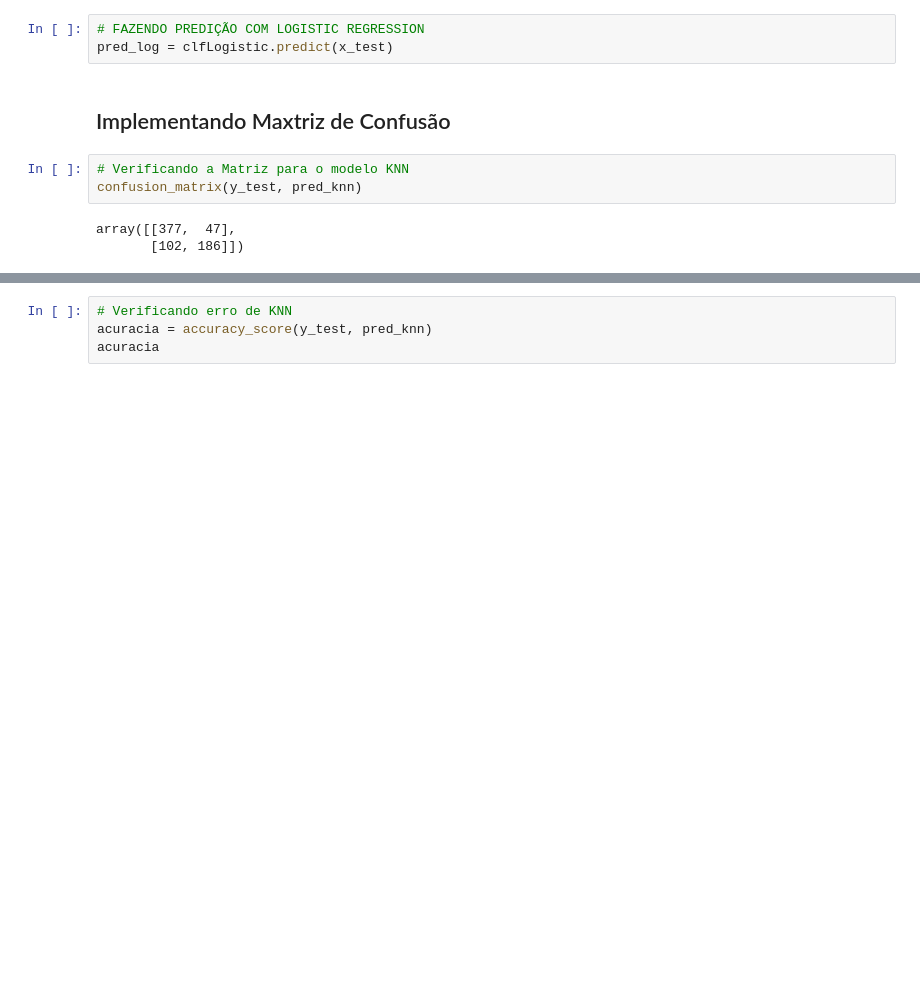
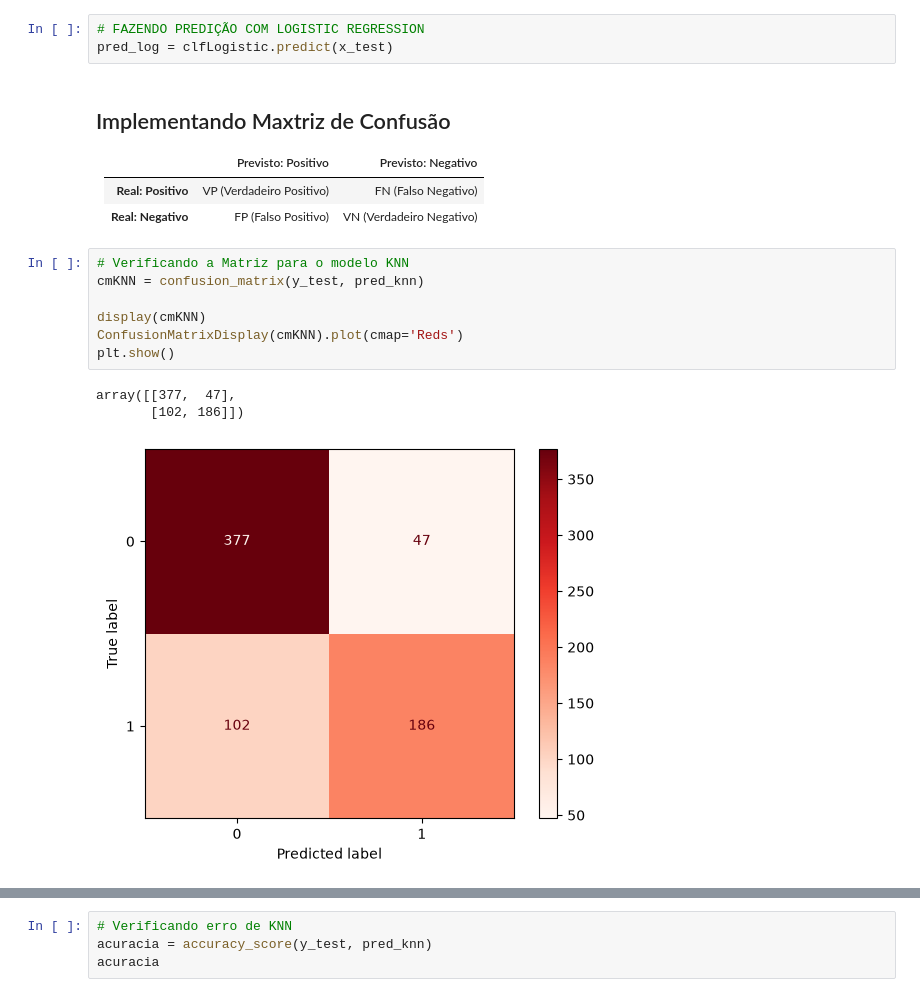
Before and after one commit to EledilsonB/Curso_Data_Science_Hashtag, a Jupyter notebook: aula4.ipynb, the cells around one changed output, grey strips where cells are left out. Saved outputs shown, nothing was run; the diff lists cells and outputs as text; blank space fills up the shorter version.

Commit message:
Adicionando auxilio visual matriz de confusão

```diff
--- a/aula4.ipynb
+++ b/aula4.ipynb
@@ -251,11 +235,21 @@ pred_tree = clfArvore.predict(x_test)
 pred_log = clfLogistic.predict(x_test)
 # %% [markdown]
 ## Implementando Maxtriz de Confusão
+
+|                     | Previsto: Positivo | Previsto: Negativo |
+|---------------------|:-------------------:|:-------------------:|
+| **Real: Positivo**  | VP (Verdadeiro Positivo) | FN (Falso Negativo) |
+| **Real: Negativo**  | FP (Falso Positivo)      | VN (Verdadeiro Negativo) |
 # %%
 # Verificando a Matriz para o modelo KNN
-confusion_matrix(y_test, pred_knn)
+cmKNN = confusion_matrix(y_test, pred_knn)
+
+display(cmKNN)
+ConfusionMatrixDisplay(cmKNN).plot(cmap='Reds')
+plt.show()
 # %% [output]
 array([[377,  47],
        [102, 186]])
+[figure, added]
 # %%
 # Verificando a Matriz para o modelo Árvore de Decisão
```
Also changed, not shown: parts of 6 cells of this notebook.
